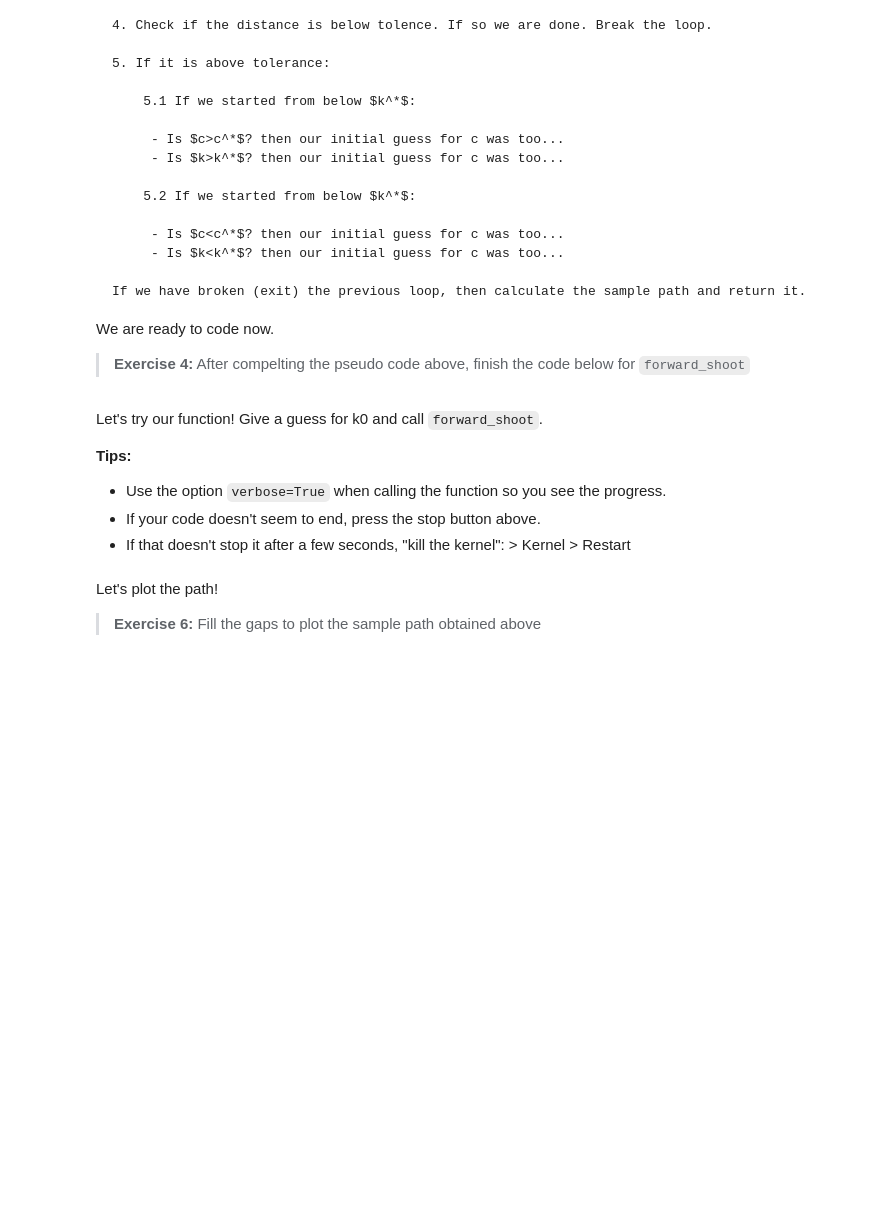
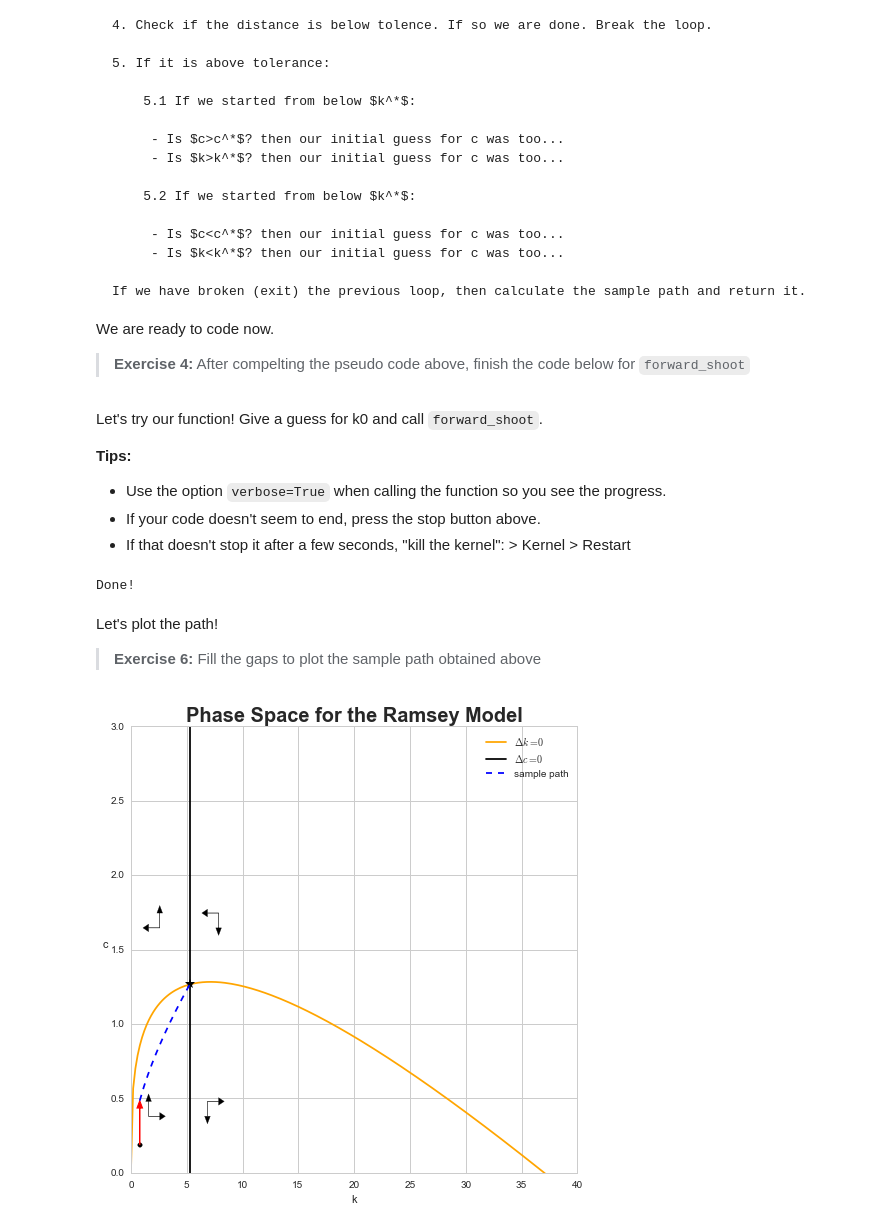
Before and after one commit to crisla/code-club, a Jupyter notebook: s2/Neo Classical Model - Solution.ipynb, the cells around one changed output. Saved outputs shown, nothing was run; the diff lists cells and outputs as text; code cells hidden in the pictures; blank space fills up the shorter version.

```diff
--- a/s2/Neo Classical Model - Solution.ipynb
+++ b/s2/Neo Classical Model - Solution.ipynb
@@ -208,8 +228,8 @@ We are ready to code now.
 # %%
 def forward_shoot(k0, tol=1e-07, verbose=False):
     # compute steady state values
-    kss = kstar()
-    css = cstar(kss)
+    k_star = kstar()
+    c_star = cstar(kss)
 
     # Update the guesses
     if k0 <= k_star:
@@ -218,6 +238,7 @@ def forward_shoot(k0, tol=1e-07, verbose=False):
     else:
         c_l = c_star
         c_h = k0**alpha
+
     c0 = (c_h + c_l) / 2
     k, c = k0, c0
 
@@ -307,9 +328,11 @@ Let's try our function! Give a guess for k0 and call `forward_shoot`.
 - If your code doesn't seem to end, press the stop button above.
 - If that doesn't stop it after a few seconds, "kill the kernel": > Kernel > Restart
 # %%
-c0 = 0.5*css # Not needed. Cab you guess why?
-k0 = kss*0.5
+c0 = 0.15*css # Not needed. Can you guess why?
+k0 = kss*0.15
 sample_path = forward_shoot(k0, tol=1e-07, verbose= False)
+# %% [output]
+Done!
 # %% [markdown]
 Let's plot the path!
 
@@ -334,37 +357,38 @@ plt.plot(sample_path[:,0],sample_path[:,1], 'b--', label='sample path')
 plt.scatter(k0,c0, color='k')
 
 # Add the initial jump
-plt.arrow(k0,c0,0,sample_path[0][1]-c0, ls='--', lw=1,color='r',
-          head_length=0.05,head_width=0.5,length_includes_head=True,label = "initial jump")
-
-
+plt.arrow(k0,c0,0,sample_path[0][1]-c0, lw=1,color='r',
+          head_length=0.05,head_width=0.5,length_includes_head=True,
+          label = "initial jump")
 
 # Add arrows to indicate out of steady-state dynamics
 x_len = 1
 y_len = 0.1
 
 plt.arrow(x=0.3 * kss, y=0.3 * css, dx=0, dy=y_len,head_length=0.05,head_width=0.5,color='black')
 plt.arrow(x=0.3 * kss, y=0.3 * css, dx=x_len, dy=0,head_length=0.5,head_width=0.05,color='black')
 
 plt.arrow(x=0.3 * kss + x_len, y=1.3 * css, dx=0, dy=y_len,head_length=0.05,head_width=0.5,color='black')
 plt.arrow(x=0.3 * kss + x_len, y=1.3 * css, dx=-x_len, dy=0,head_length=0.5,head_width=0.05,color='black')
 
 plt.arrow(x=1.3 * kss, y=0.3 * css + y_len, dx=0, dy=-y_len,head_length=0.05,head_width=0.5,color='black')
 plt.arrow(x=1.3 * kss, y=0.3 * css + y_len, dx=x_len, dy=0,head_length=0.5,head_width=0.05,color='black')
 
 plt.arrow(x=1.3 * kss + x_len, y=1.3 * css + y_len, dx=0, dy=-y_len,head_length=0.05,head_width=0.5,color='black')
 plt.arrow(x=1.3 * kss + x_len, y=1.3 * css + y_len, dx=-x_len, dy=0,head_length=0.5,head_width=0.05,color='black')
 
 # Don't forget to label your axes!
 plt.xlabel('k')
 plt.ylim(0, 3)
 plt.xlim(0,40)
 plt.ylabel('c', rotation='horizontal')
 
 # Add a title to the plot
 plt.title('Phase Space for the Ramsey Model', fontsize=20, weight='bold')
 
 # Add the legend
 plt.legend(frameon=False)
 
 plt.show()
+# %% [output]
+[figure, added]
```
Also changed, not shown: parts of 4 cells of this notebook, 5 other files.
